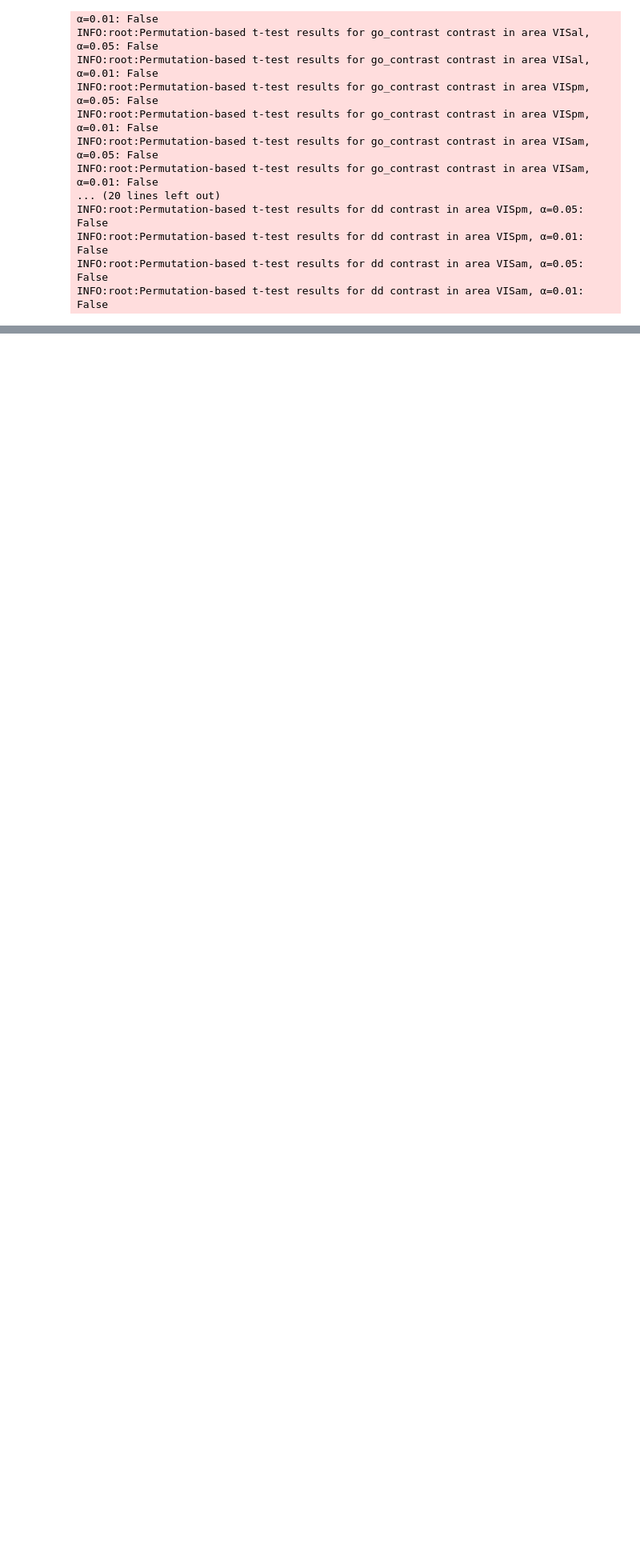
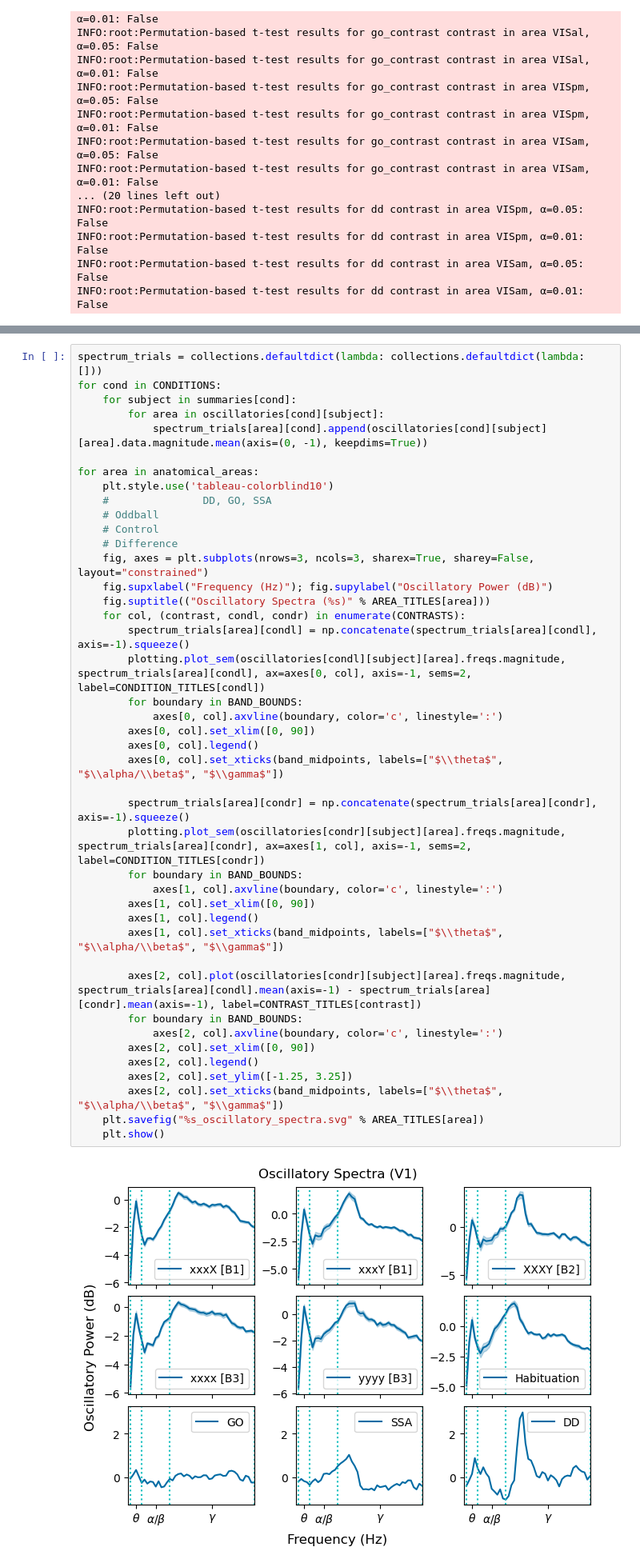
Before and after one commit to BastosLab/epych, a Jupyter notebook: notebooks/passiveglo/aligned_subject_spectra.ipynb, the cells around one changed output, grey strips where cells are left out. Shown at 80% size. Cells and saved outputs as stored; diff of their text form; blank space fills up the shorter version.

```diff
--- a/notebooks/passiveglo/aligned_subject_spectra.ipynb
+++ b/notebooks/passiveglo/aligned_subject_spectra.ipynb
@@ -225,0 +327,44 @@ INFO:root:t-test results for go_contrast contrast in area VISp: TtestResult(stat
+# %%
+spectrum_trials = collections.defaultdict(lambda: collections.defaultdict(lambda: []))
+for cond in CONDITIONS:
+    for subject in summaries[cond]:
+        for area in oscillatories[cond][subject]:
+            spectrum_trials[area][cond].append(oscillatories[cond][subject][area].data.magnitude.mean(axis=(0, -1), keepdims=True))
+
+for area in anatomical_areas:
+    plt.style.use('tableau-colorblind10')
+    #               DD, GO, SSA
+    # Oddball
+    # Control
+    # Difference
+    fig, axes = plt.subplots(nrows=3, ncols=3, sharex=True, sharey=False, layout="constrained")
+    fig.supxlabel("Frequency (Hz)"); fig.supylabel("Oscillatory Power (dB)")
+    fig.suptitle(("Oscillatory Spectra (%s)" % AREA_TITLES[area]))
+    for col, (contrast, condl, condr) in enumerate(CONTRASTS):
+        spectrum_trials[area][condl] = np.concatenate(spectrum_trials[area][condl], axis=-1).squeeze()
+        plotting.plot_sem(oscillatories[condl][subject][area].freqs.magnitude, spectrum_trials[area][condl], ax=axes[0, col], axis=-1, sems=2, label=CONDITION_TITLES[condl])
+        for boundary in BAND_BOUNDS:
+            axes[0, col].axvline(boundary, color='c', linestyle=':')
+        axes[0, col].set_xlim([0, 90])
+        axes[0, col].legend()
+        axes[0, col].set_xticks(band_midpoints, labels=["$\\theta$", "$\\alpha/\\beta$", "$\\gamma$"])
+
+        spectrum_trials[area][condr] = np.concatenate(spectrum_trials[area][condr], axis=-1).squeeze()
+        plotting.plot_sem(oscillatories[condr][subject][area].freqs.magnitude, spectrum_trials[area][condr], ax=axes[1, col], axis=-1, sems=2, label=CONDITION_TITLES[condr])
+        for boundary in BAND_BOUNDS:
+            axes[1, col].axvline(boundary, color='c', linestyle=':')
+        axes[1, col].set_xlim([0, 90])
+        axes[1, col].legend()
+        axes[1, col].set_xticks(band_midpoints, labels=["$\\theta$", "$\\alpha/\\beta$", "$\\gamma$"])
+
+        axes[2, col].plot(oscillatories[condr][subject][area].freqs.magnitude, spectrum_trials[area][condl].mean(axis=-1) - spectrum_trials[area][condr].mean(axis=-1), label=CONTRAST_TITLES[contrast])
+        for boundary in BAND_BOUNDS:
+            axes[2, col].axvline(boundary, color='c', linestyle=':')
+        axes[2, col].set_xlim([0, 90])
+        axes[2, col].legend()
+        axes[2, col].set_ylim([-1.25, 3.25])
+        axes[2, col].set_xticks(band_midpoints, labels=["$\\theta$", "$\\alpha/\\beta$", "$\\gamma$"])
+    plt.savefig("%s_oscillatory_spectra.svg" % AREA_TITLES[area])
+    plt.show()
+# %% [output]
+[figure, added]
```
Also changed, not shown: parts of 11 cells of this notebook.
